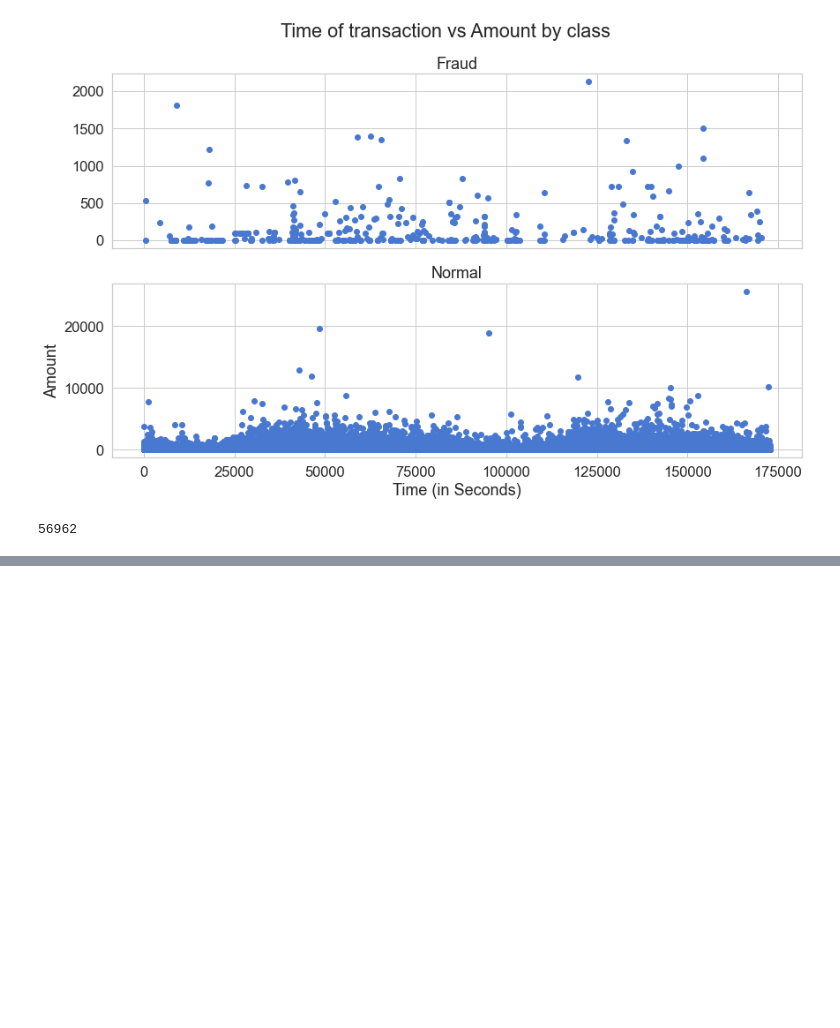
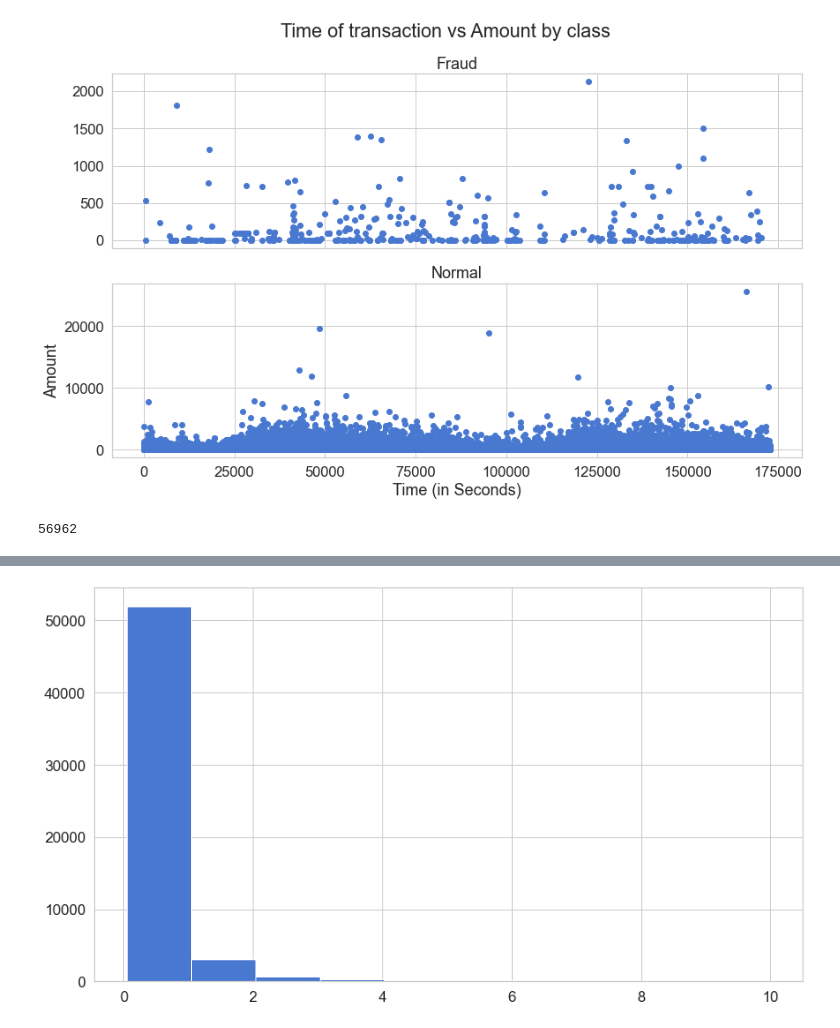
Before and after one commit to meuliano/ML_Credit_Card_Fraud_Detection, a Jupyter notebook: Matt_Autoencoder_testing.ipynb, the cells around one changed output, grey strips where cells are left out. Cells and saved outputs as stored; diff of their text form; code cells hidden in the pictures; blank space fills up the shorter version.

Commit message:
autoencoder update

```diff
--- a/Matt_Autoencoder_testing.ipynb
+++ b/Matt_Autoencoder_testing.ipynb
@@ -203,0 +195,4 @@ epoch [100/100], loss:0.6957
+# %%
+model = Autoencoder().double().cpu()
+model.load_state_dict(torch.load('./credit_card_model.pth'))
+model.eval()
@@ -203,0 +226,17 @@ epoch [100/100], loss:0.6957
+# %%
+test_loader = data_utils.DataLoader(X_test, batch_size=1, shuffle=False)
+
+pred_losses = {'pred_loss' : []}
+model.eval()
+with torch.no_grad():
+   # test_loss = 0
+    for data in test_loader:
+        inputs = data
+        # print(inputs)
+        outputs = model(inputs)
+        loss = criterion(outputs, inputs).data.item()
+        #print(loss)
+        pred_losses['pred_loss'].append(loss)
+        #pred_losses = model([y_test.size, y_test])
+reconstructionErrorDF = pd.DataFrame(pred_losses)
+reconstructionErrorDF['Class'] = y_test
@@ -203,0 +264,7 @@ epoch [100/100], loss:0.6957
+# %%
+fig = plt.figure()
+ax = fig.add_subplot(111)
+normal_error_df = reconstructionErrorDF[(reconstructionErrorDF['Class']== 0) & (reconstructionErrorDF['pred_loss'] < 10)]
+_ = ax.hist(normal_error_df.pred_loss.values, bins=10)
+# %% [output]
+[figure, added]
```
Also changed, not shown: parts of 15 cells of this notebook.
